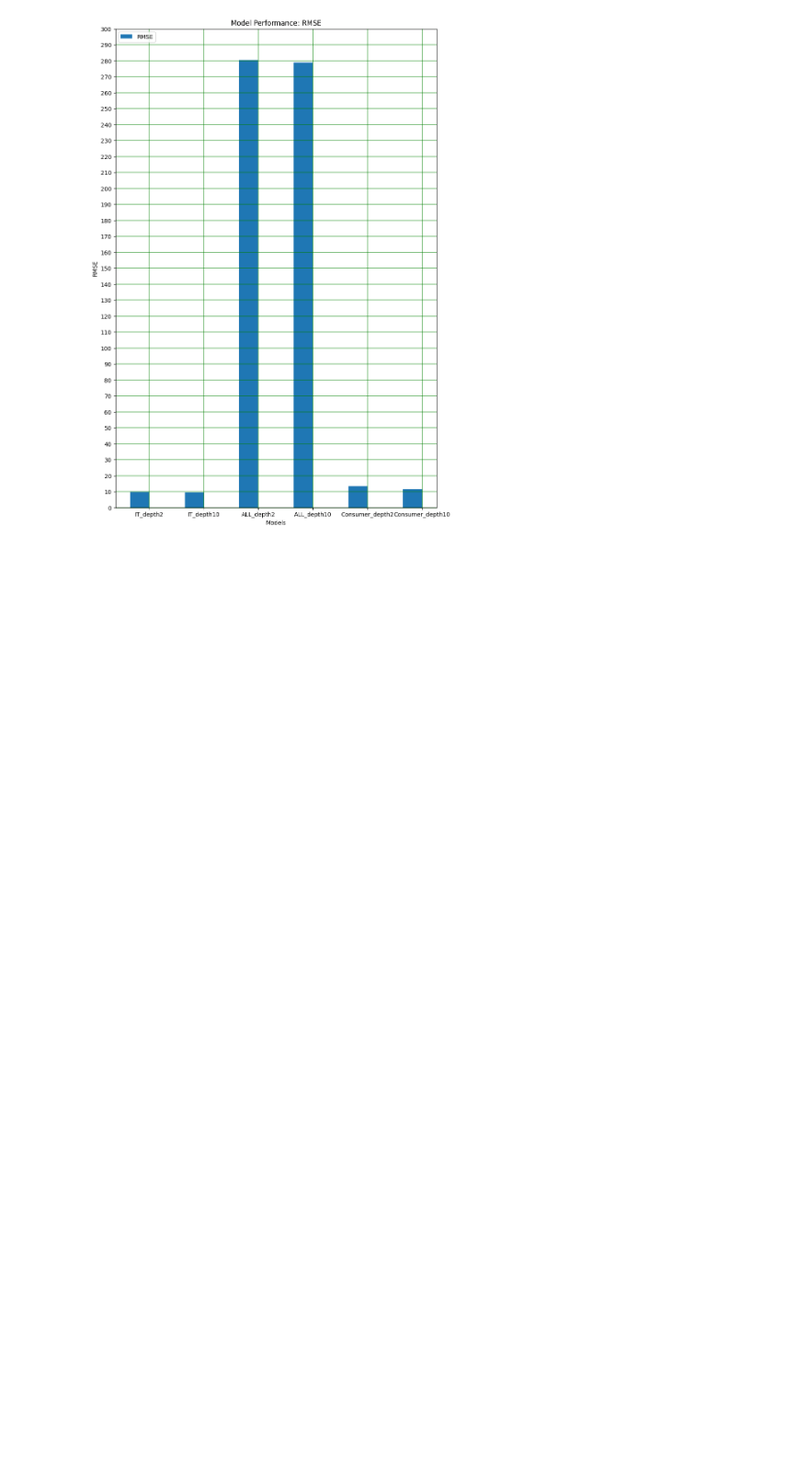
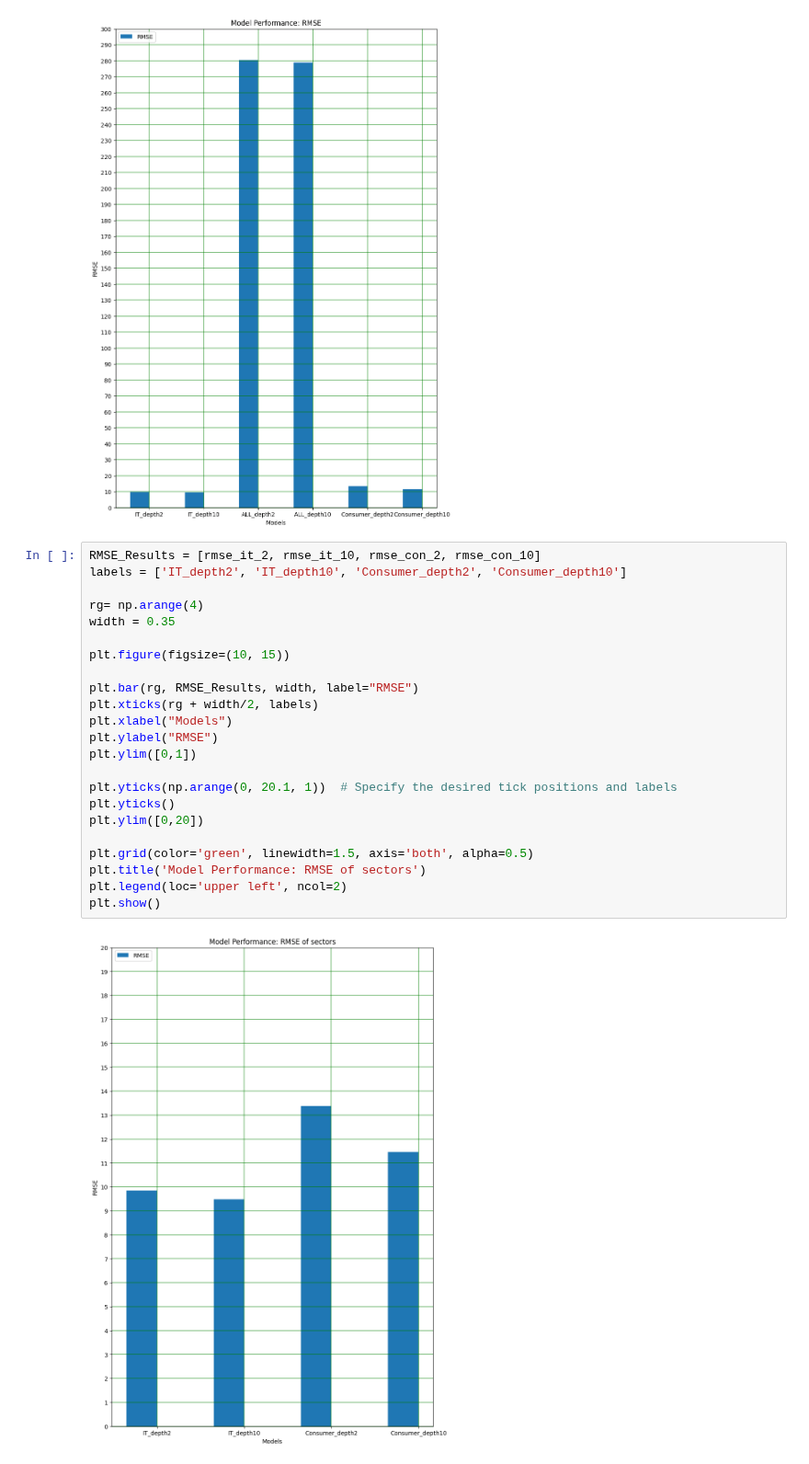
Before and after one commit to ktongk/BTT-JPMC-1, a Jupyter notebook: Anna/pricepred.ipynb, the cells around one changed output. Shown at 92% size. Cells and saved outputs as stored; diff of their text form; blank space fills up the shorter version.

```diff
--- a/Anna/pricepred.ipynb
+++ b/Anna/pricepred.ipynb
@@ -591,4 +591,29 @@ plt.legend(loc='upper left', ncol=2)
 plt.show()
 # %% [output]
 [figure]
+# %%
+RMSE_Results = [rmse_it_2, rmse_it_10, rmse_con_2, rmse_con_10]
+labels = ['IT_depth2', 'IT_depth10', 'Consumer_depth2', 'Consumer_depth10']
+
+rg= np.arange(4)
+width = 0.35
+
+plt.figure(figsize=(10, 15))
+
+plt.bar(rg, RMSE_Results, width, label="RMSE")
+plt.xticks(rg + width/2, labels)
+plt.xlabel("Models")
+plt.ylabel("RMSE")
+plt.ylim([0,1])
+
+plt.yticks(np.arange(0, 20.1, 1))  # Specify the desired tick positions and labels
+plt.yticks()
+plt.ylim([0,20])
+
+plt.grid(color='green', linewidth=1.5, axis='both', alpha=0.5)
+plt.title('Model Performance: RMSE of sectors')
+plt.legend(loc='upper left', ncol=2)
+plt.show()
+# %% [output]
+[figure, added]
 # %%
```
Also changed, not shown: parts of 2 cells of this notebook.
